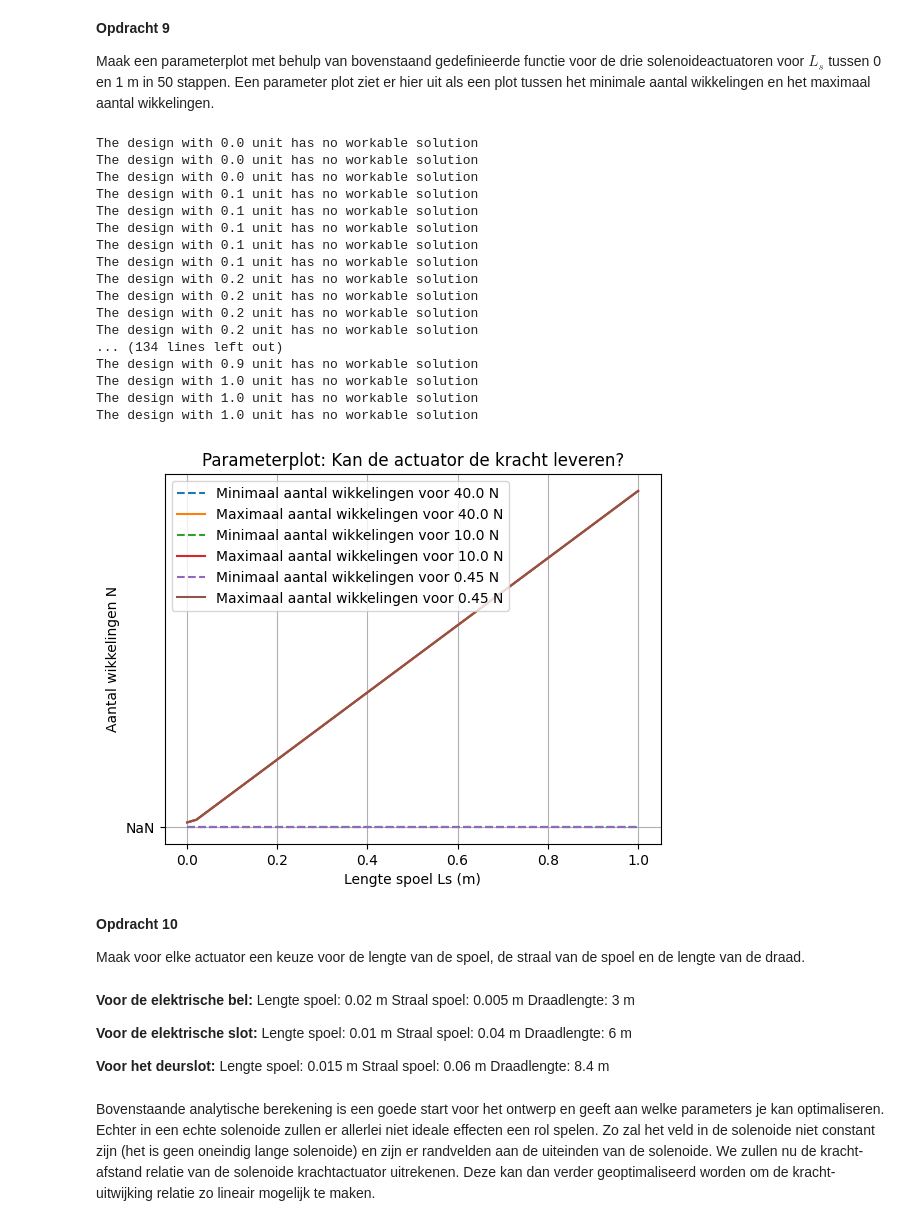
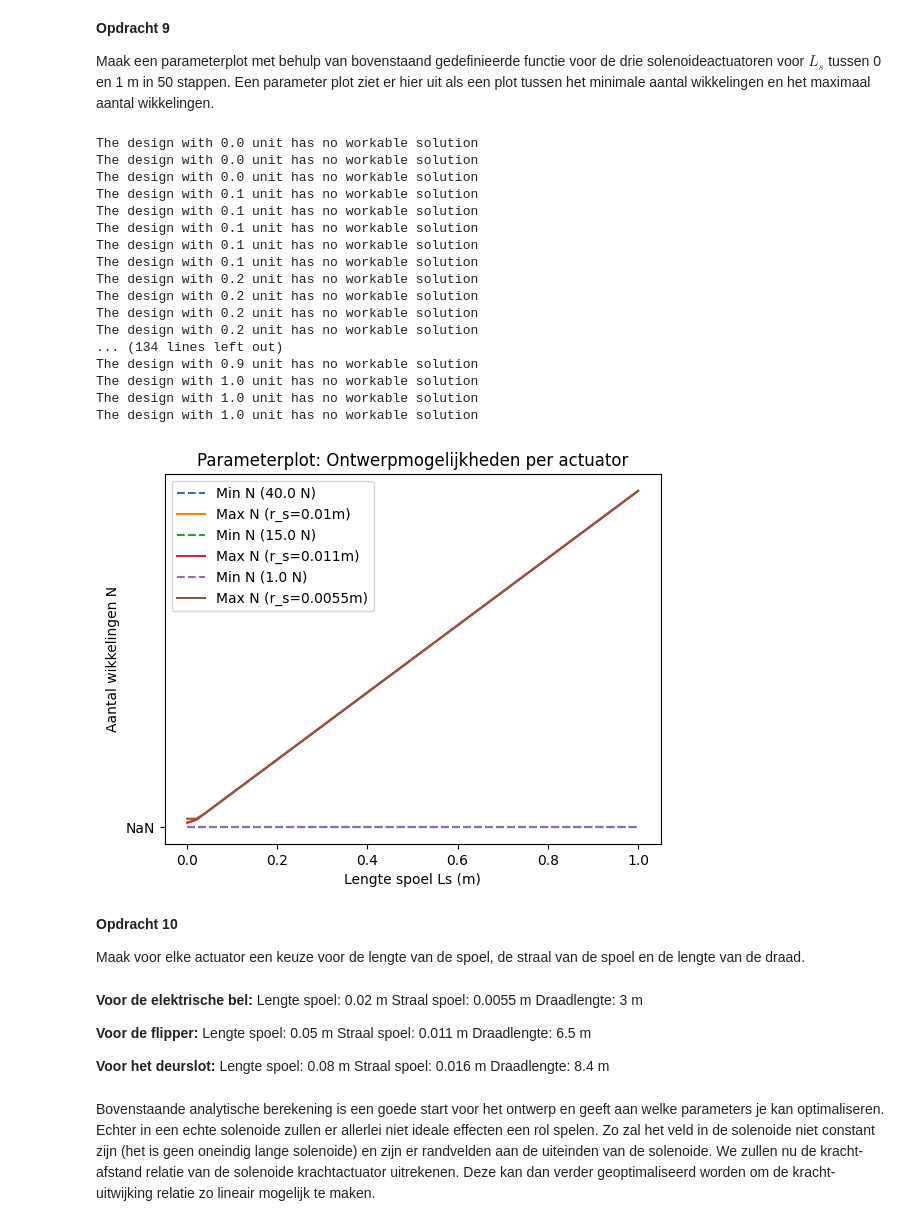
Before and after one commit to DRoelse/Daniel-Def-D, a Jupyter notebook: DigitaleOntwerpopdrachten/1CondensatorOpdracht/2KrachtactuatorOpdracht/KrachtactuatorOpdracht.ipynb, the cells around one changed output. Drawn from its saved outputs; the diff is of its cells as text; code cells hidden in the pictures.

```diff
--- a/DigitaleOntwerpopdrachten/1CondensatorOpdracht/2KrachtactuatorOpdracht/KrachtactuatorOpdracht.ipynb
+++ b/DigitaleOntwerpopdrachten/1CondensatorOpdracht/2KrachtactuatorOpdracht/KrachtactuatorOpdracht.ipynb
@@ -193,45 +193,50 @@ Text(0, 0.5, 'y')
 Maak een parameterplot met behulp van bovenstaand gedefinieerde functie voor de drie solenoideactuatoren voor $L_s$ tussen 0 en 1 m in 50 stappen. Een parameter plot ziet er hier uit als een plot tussen het minimale aantal wikkelingen en het maximaal aantal wikkelingen.
 # %%
 Ls_range = np.linspace(0.001, 1.0, 50)
-r_s = 0.01 # straat van de actuator in meter
+r_s_list = [0.01, 0.011, 0.0055] # Deurslot, Flipper, Bel
+krachten = [40.0, 15.0, 1.0]
+
 plt.figure()
-for kracht in [40.0, 10.0, 0.45]: # respectievelijk deurslot, slot en bel.
+for i in range(len(krachten)):
+    huidige_kracht = krachten[i]
+    huidige_straal = r_s_list[i]
+
     min_waardes = []
     max_waardes = []
+
     for l in Ls_range:
-        N_min, N_max = aantal_wikkelingen(l, r_s, d_draad/2, I)
+        # de functie met de huidige straal
+        N_min, N_max = aantal_wikkelingen(l, huidige_straal, d_draad/2, I)
         min_waardes.append(N_min)
         max_waardes.append(N_max)
-    plt.plot(Ls_range, min_waardes, '--', label=f'Minimaal aantal wikkelingen voor {kracht} N')
-    plt.plot(Ls_range, max_waardes, '-', label=f'Maximaal aantal wikkelingen voor {kracht} N')
 
-plt.title('Parameterplot: Kan de actuator de kracht leveren?')
+    plt.plot(Ls_range, min_waardes, '--', label=f'Min N ({huidige_kracht} N)')
+    plt.plot(Ls_range, max_waardes, label=f'Max N (r_s={huidige_straal}m)')
+
+plt.title('Parameterplot: Ontwerpmogelijkheden per actuator')
 plt.xlabel('Lengte spoel Ls (m)')
 plt.ylabel('Aantal wikkelingen N')
 plt.legend()
-plt.grid(True)
 plt.show()
-
-# Uit de grafiek blijkt dat alle minimale waardes en alle maximale waardes samenvallen, dit komt omdat bij elk ontwerp dezelfe keuze is gemaakt voor de batterij.
 # %% [output]
 The design with 0.0 unit has no workable solution
 The design with 0.0 unit has no workable solution
 The design with 0.0 unit has no workable solution
 The design with 0.1 unit has no workable solution
 The design with 0.1 unit has no workable solution
 The design with 0.1 unit has no workable solution
 The design with 0.1 unit has no workable solution
 The design with 0.1 unit has no workable solution
 The design with 0.2 unit has no workable solution
 The design with 0.2 unit has no workable solution
 The design with 0.2 unit has no workable solution
 The design with 0.2 unit has no workable solution
 ... (134 lines left out)
 The design with 0.9 unit has no workable solution
 The design with 1.0 unit has no workable solution
 The design with 1.0 unit has no workable solution
 The design with 1.0 unit has no workable solution
-[figure, old version]
+[figure, new version]
 # %% [markdown]
 **Opdracht 10**
 
@@ -239,17 +244,17 @@ Maak voor elke actuator een keuze voor de lengte van de spoel, de straal van de
 # %% [markdown]
 **Voor de elektrische bel:**
 Lengte spoel: 0.02 m
-Straal spoel: 0.005 m
+Straal spoel: 0.0055 m
 Draadlengte: 3 m
 
-**Voor de elektrische slot:**
-Lengte spoel: 0.01 m
-Straal spoel: 0.04 m
-Draadlengte: 6 m
+**Voor de flipper:**
+Lengte spoel: 0.05 m
+Straal spoel: 0.011 m
+Draadlengte: 6.5 m
 
 **Voor het deurslot:**
-Lengte spoel: 0.015 m
-Straal spoel: 0.06 m
+Lengte spoel: 0.08 m
+Straal spoel: 0.016 m
 Draadlengte: 8.4 m
 # %% [markdown]
 Bovenstaande analytische berekening is een goede start voor het ontwerp en geeft aan welke parameters je kan optimaliseren. Echter in een echte solenoide zullen er allerlei niet ideale effecten een rol spelen. Zo zal het veld in de solenoide niet constant zijn (het is geen oneindig lange solenoide) en zijn er randvelden aan de uiteinden van de solenoide. We zullen nu de kracht-afstand relatie van de solenoide krachtactuator uitrekenen. Deze kan dan verder geoptimaliseerd worden om de kracht-uitwijking relatie zo lineair mogelijk te maken.
```
Also changed, not shown: parts of 3 cells of this notebook, 5 other files.
